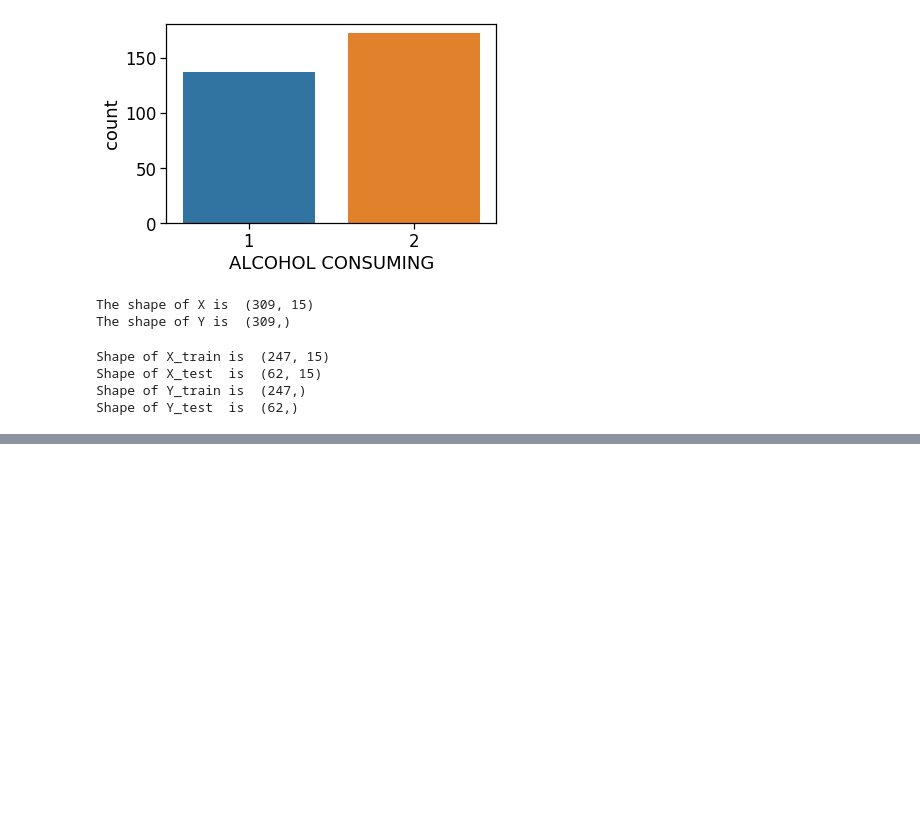
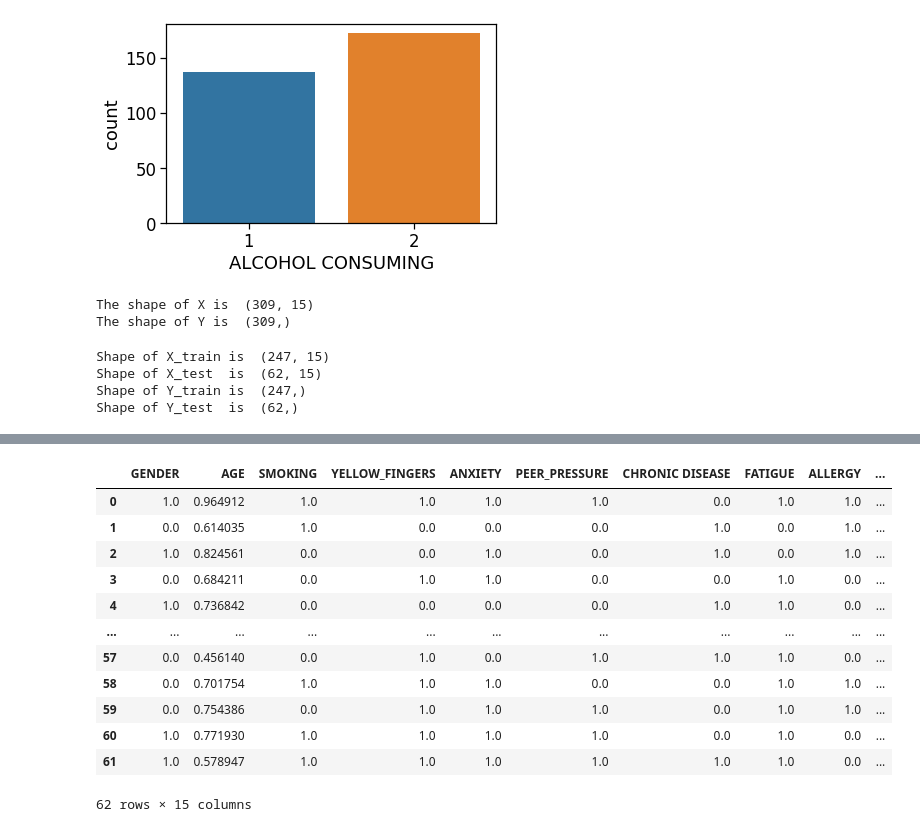
Before and after one commit to rajchin2112/Lung-Cancer-Prediction-, a Jupyter notebook: Lung cancer ML/lung_cancer.ipynb, the cells around one changed output, grey strips where cells are left out. Cells and saved outputs as stored; diff of their text form; code cells hidden in the pictures; blank space fills up the shorter version.

```diff
--- a/Lung cancer ML/lung_cancer.ipynb
+++ b/Lung cancer ML/lung_cancer.ipynb
@@ -245,3 +324,20 @@ Name: LUNG_CANCER, dtype: int64
+# %%
+X_test_scaled = pd.DataFrame(scaler.fit_transform(X_test),columns=X_test.columns)
+X_test_scaled
+# %% [output]
+|  | GENDER | AGE | SMOKING | YELLOW_FINGERS | ANXIETY | PEER_PRESSURE | CHRONIC DISEASE | FATIGUE | ALLERGY | ... |
+| 0 | 1.0 | 0.964912 | 1.0 | 1.0 | 1.0 | 1.0 | 0.0 | 1.0 | 1.0 | ... |
+| 1 | 0.0 | 0.614035 | 1.0 | 0.0 | 0.0 | 0.0 | 1.0 | 0.0 | 1.0 | ... |
+| 2 | 1.0 | 0.824561 | 0.0 | 0.0 | 1.0 | 0.0 | 1.0 | 0.0 | 1.0 | ... |
+| 3 | 0.0 | 0.684211 | 0.0 | 1.0 | 1.0 | 0.0 | 0.0 | 1.0 | 0.0 | ... |
+| 4 | 1.0 | 0.736842 | 0.0 | 0.0 | 0.0 | 0.0 | 1.0 | 1.0 | 0.0 | ... |
+| ... | ... | ... | ... | ... | ... | ... | ... | ... | ... | ... |
+| 57 | 0.0 | 0.456140 | 0.0 | 1.0 | 0.0 | 1.0 | 1.0 | 1.0 | 0.0 | ... |
+| 58 | 0.0 | 0.701754 | 1.0 | 1.0 | 1.0 | 0.0 | 0.0 | 1.0 | 1.0 | ... |
+| 59 | 0.0 | 0.754386 | 0.0 | 1.0 | 1.0 | 1.0 | 0.0 | 1.0 | 1.0 | ... |
+| 60 | 1.0 | 0.771930 | 1.0 | 1.0 | 1.0 | 1.0 | 0.0 | 1.0 | 0.0 | ... |
+| 61 | 1.0 | 0.578947 | 1.0 | 1.0 | 1.0 | 1.0 | 1.0 | 1.0 | 0.0 | ... |
+62 rows × 15 columns
 # %%
 from sklearn import preprocessing
 from sklearn.preprocessing import StandardScaler
```
Also changed, not shown: parts of 36 cells of this notebook.
